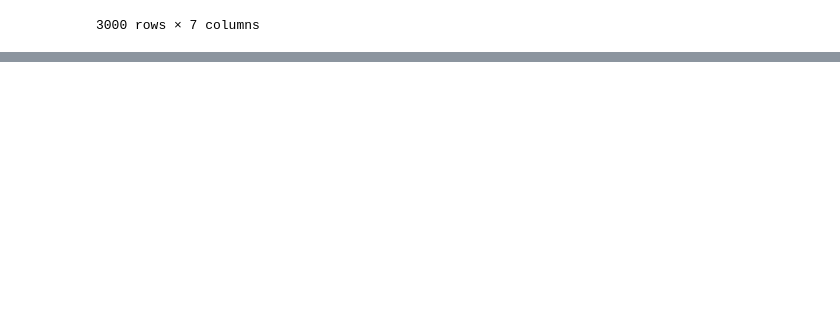
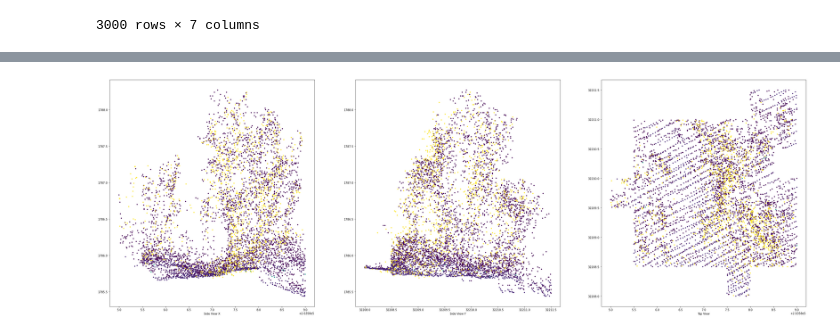
Before and after one commit to nicole-hjlin/mpala-tree-mapping, a Jupyter notebook: geomap.ipynb, the cells around one changed output, grey strips where cells are left out. Cells and saved outputs as stored; diff of their text form; code cells hidden in the pictures; blank space fills up the shorter version.

```diff
--- a/geomap.ipynb
+++ b/geomap.ipynb
@@ -472,0 +583,33 @@ forestgeo_grid.sort_values(['top'], ascending = False)
+# %%
+# visualize a sample tree
+lidar_path = os.path.join(project_path, 'MpalaForestGEOPlotData', 'data')
+high_res_path = os.path.join(lidar_path, 'HighResAcquisitions')
+sample = laspy.read(os.path.join(high_res_path, 'MpalaForestGEO_LasClippedtoTreePolygons', 'treeID_5844.las'))
+
+# scaling params
+las_scaleX = sample.header.scale[0]
+las_offsetX = sample.header.offset[0]
+las_scaleY = sample.header.scale[1]
+las_offsetY = sample.header.offset[1]
+las_scaleZ = sample.header.scale[2]
+las_offsetZ = sample.header.offset[2]
+
+# calculating coordinates
+point_records = sample.points.copy()
+p_X = np.array((point_records['X'] * las_scaleX) + las_offsetX)
+p_Y = np.array((point_records['Y'] * las_scaleY) + las_offsetY)
+p_Z = np.array((point_records['Z'] * las_scaleZ) + las_offsetZ)
+label = np.array(point_records.classification)
+
+# plotting points
+fig, (ax0,ax1,ax2) = plt.subplots(1,3, figsize=(45,15))
+# ax = fig.add_subplot(111)
+ax0.scatter(p_X, p_Z, c=label, marker='.')
+ax0.set_xlabel('Side View X')
+ax1.scatter(p_Y, p_Z, c=label, marker='.')
+ax1.set_xlabel('Side View Y')
+ax2.scatter(p_X, p_Y, c=label, marker='.')
+ax2.set_xlabel('Top View')
+plt.show()
+# %% [output]
+[figure, added]
```
Also changed, not shown: parts of 9 cells of this notebook.
